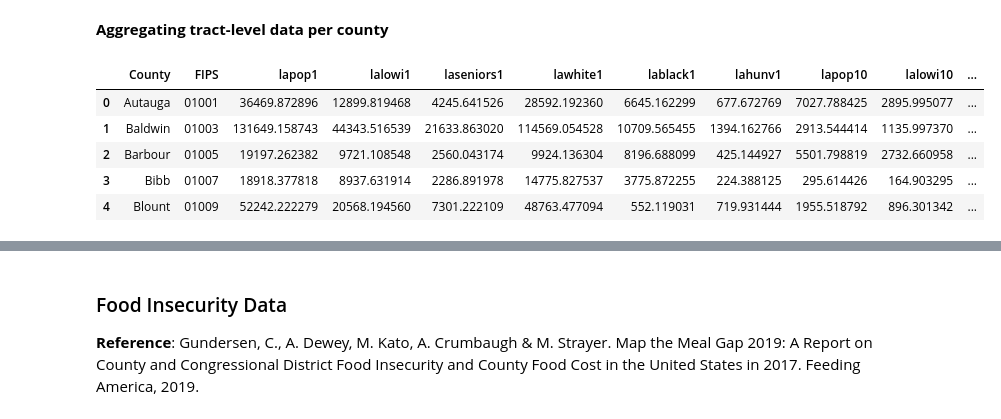
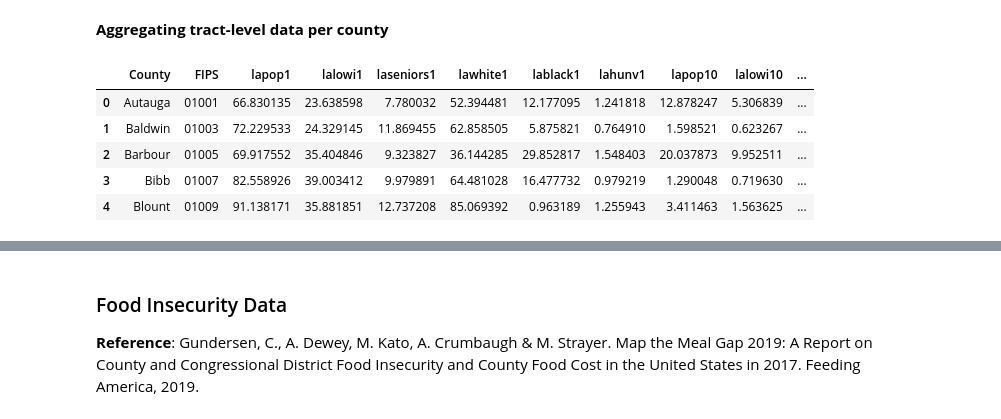
Before and after one commit to oalotaik/COVID19, a Jupyter notebook: data_collection_preprocessing.ipynb, the cells around one changed output, grey strips where cells are left out. Drawn from its saved outputs; the diff is of its cells as text; code cells hidden in the pictures.

```diff
--- a/data_collection_preprocessing.ipynb
+++ b/data_collection_preprocessing.ipynb
@@ -43,15 +43,19 @@ food_access['FIPS'] = food_access['CensusTract'].apply(lambda x: x[:5])
 # %%
 food_access = food_access.groupby(['State', 'County', 'FIPS'])['lapop1', 'lalowi1', 'laseniors1', 'lawhite1',
                                                                'lablack1', 'lahunv1', 'lapop10', 'lalowi10',
                                                                'laseniors10','lawhite10', 'lablack10',
-                                                               'lahunv10'].sum().reset_index()
+                                                               'lahunv10', 'POP2010'].sum().reset_index()
 # drop the 'State' column
 food_access.drop(['State'], axis=1, inplace=True)
+# make food access features percentages instead of crude counts
+food_access_vars = ['lapop1', 'lalowi1', 'laseniors1', 'lawhite1', 'lablack1', 'lahunv1', 'lapop10',
+                    'lalowi10', 'laseniors10', 'lawhite10', 'lablack10', 'lahunv10']
+food_access[food_access_vars] = food_access[food_access_vars].apply(lambda x: (x/food_access['POP2010'])*100)
 food_access.head()
 # %% [output]
 |  | County | FIPS | lapop1 | lalowi1 | laseniors1 | lawhite1 | lablack1 | lahunv1 | lapop10 | lalowi10 | ... |
-| 0 | Autauga | 01001 | 36469.872896 | 12899.819468 | 4245.641526 | 28592.192360 | 6645.162299 | 677.672769 | 7027.788425 | 2895.995077 | ... |
-| 1 | Baldwin | 01003 | 131649.158743 | 44343.516539 | 21633.863020 | 114569.054528 | 10709.565455 | 1394.162766 | 2913.544414 | 1135.997370 | ... |
-| 2 | Barbour | 01005 | 19197.262382 | 9721.108548 | 2560.043174 | 9924.136304 | 8196.688099 | 425.144927 | 5501.798819 | 2732.660958 | ... |
-| 3 | Bibb | 01007 | 18918.377818 | 8937.631914 | 2286.891978 | 14775.827537 | 3775.872255 | 224.388125 | 295.614426 | 164.903295 | ... |
-| 4 | Blount | 01009 | 52242.222279 | 20568.194560 | 7301.222109 | 48763.477094 | 552.119031 | 719.931444 | 1955.518792 | 896.301342 | ... |
+| 0 | Autauga | 01001 | 66.830135 | 23.638598 | 7.780032 | 52.394481 | 12.177095 | 1.241818 | 12.878247 | 5.306839 | ... |
+| 1 | Baldwin | 01003 | 72.229533 | 24.329145 | 11.869455 | 62.858505 | 5.875821 | 0.764910 | 1.598521 | 0.623267 | ... |
+| 2 | Barbour | 01005 | 69.917552 | 35.404846 | 9.323827 | 36.144285 | 29.852817 | 1.548403 | 20.037873 | 9.952511 | ... |
+| 3 | Bibb | 01007 | 82.558926 | 39.003412 | 9.979891 | 64.481028 | 16.477732 | 0.979219 | 1.290048 | 0.719630 | ... |
+| 4 | Blount | 01009 | 91.138171 | 35.881851 | 12.737208 | 85.069392 | 0.963189 | 1.255943 | 3.411463 | 1.563625 | ... |
```
Also changed, not shown: parts of 9 cells of this notebook, 4 other files.
